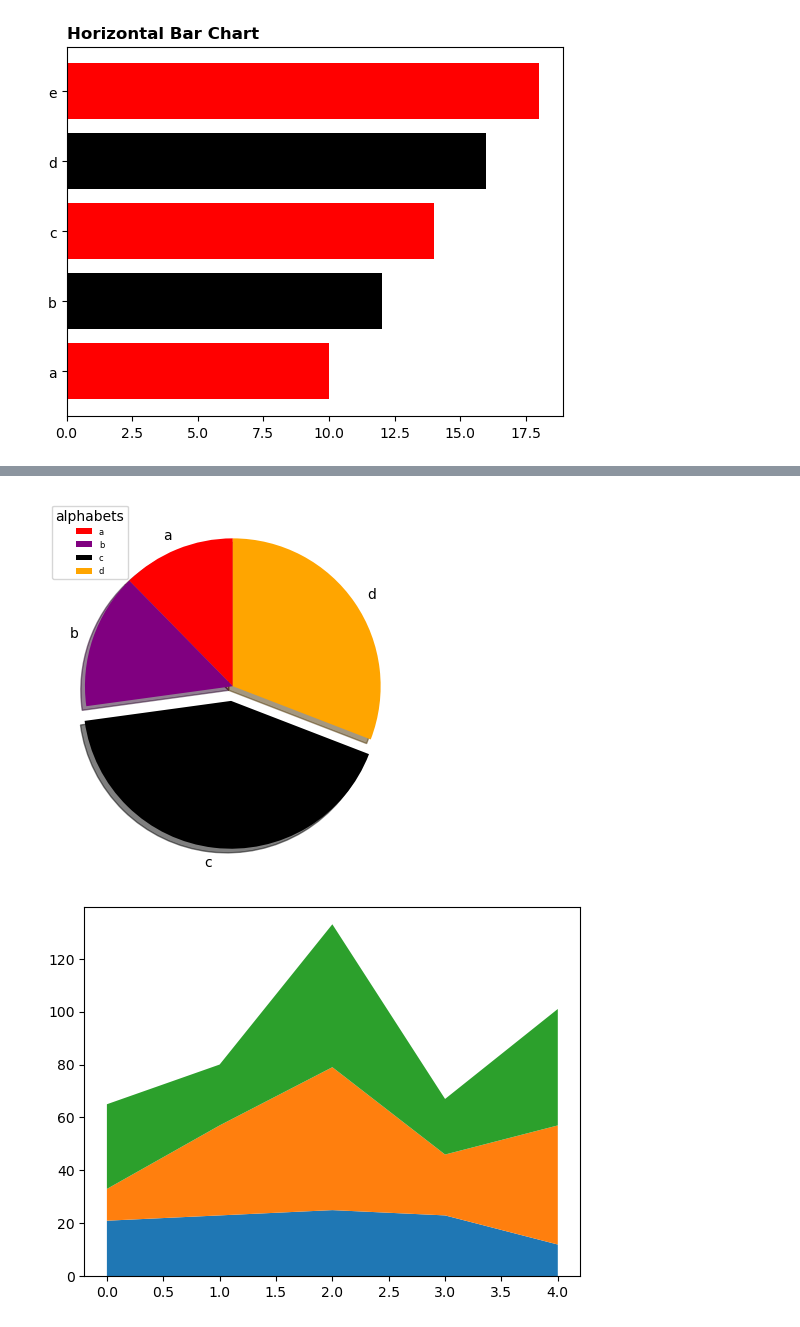
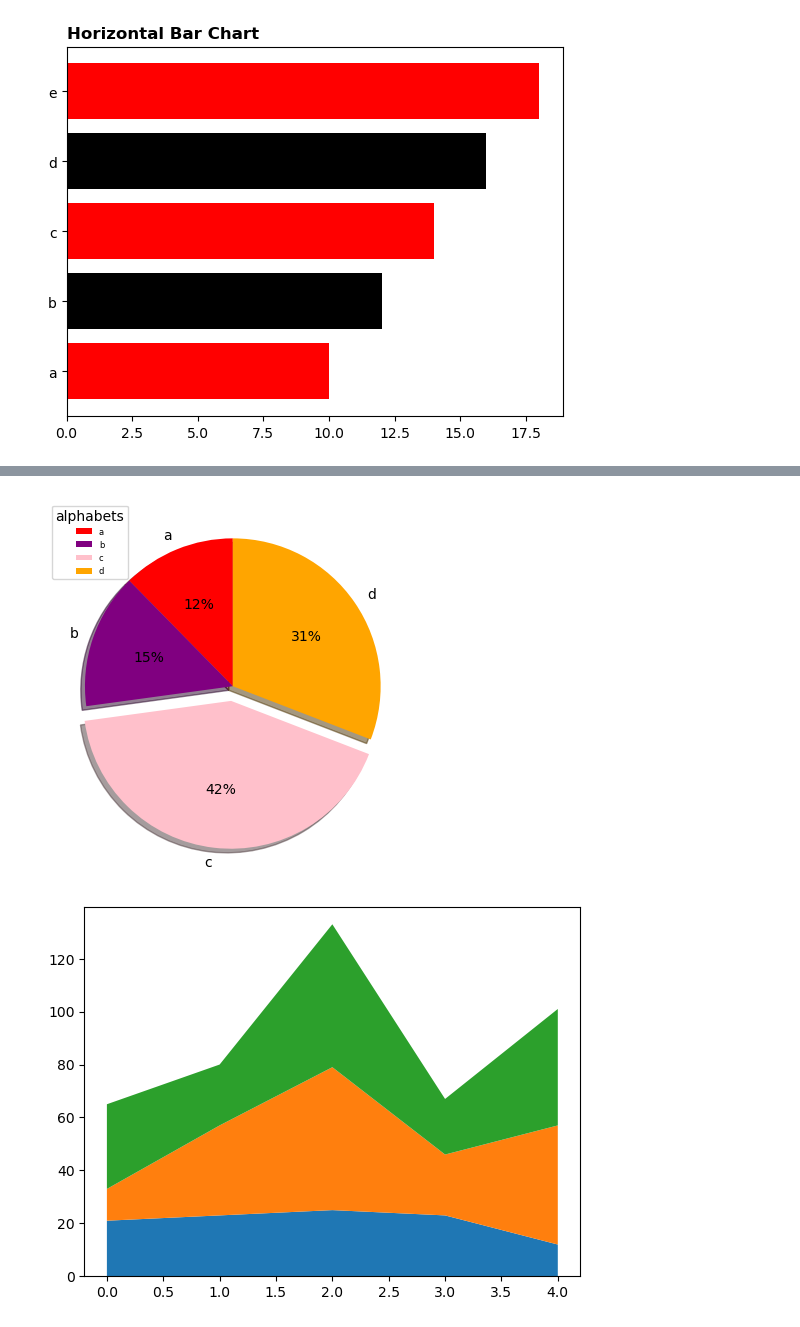
Before and after one commit to Jishnu-12/Data-analytics, a Jupyter notebook: Matplotlib/matplotlib1.ipynb, the cells around one changed output, grey strips where cells are left out. Saved outputs shown, nothing was run; the diff lists cells and outputs as text; code cells hidden in the pictures.

```diff
--- a/matplotlib1.ipynb
+++ b/Matplotlib/matplotlib1.ipynb
@@ -191,13 +193,14 @@ plt.show()
 # %%
 x = [10,12,34,25]
 
 label = ['a','b','c','d']
-mc = ["red","purple","black","orange"]
-plt.pie(x,labels = label,explode = [0,0,0.1,0],startangle = 90,shadow = True,colors = mc)
+mc = ["red","purple","pink","orange"]
+plt.pie(x,labels = label,explode = [0,0,0.1,0],startangle = 90,shadow = True,colors = mc, autopct = "%1.0f%%")
 plt.legend(title = "alphabets",fontsize = 6,loc = "upper left")
+plt.style.use("default")
 plt.show()
 # %% [output]
-[figure, old version]
+[figure, new version]
 # %%
 x  = [0,1,2,3,4]
 c1 = [21,23,25,23,12]
```
Also changed, not shown: parts of 3 cells of this notebook, 6 other files.
